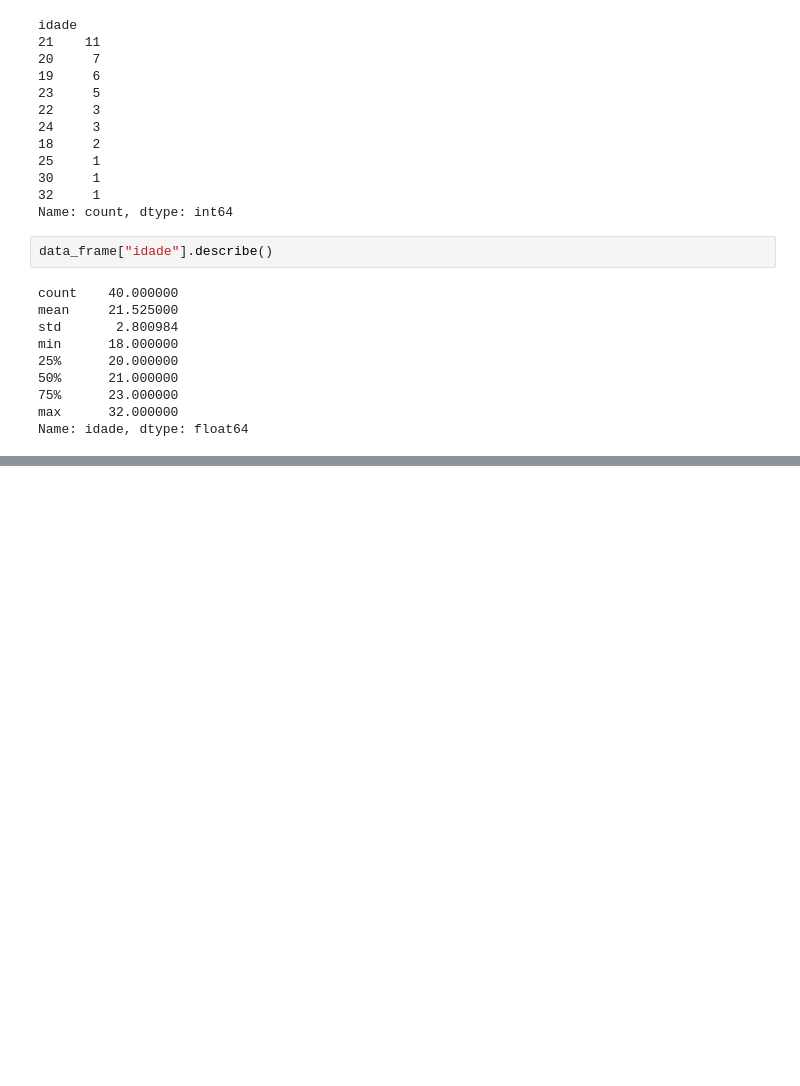
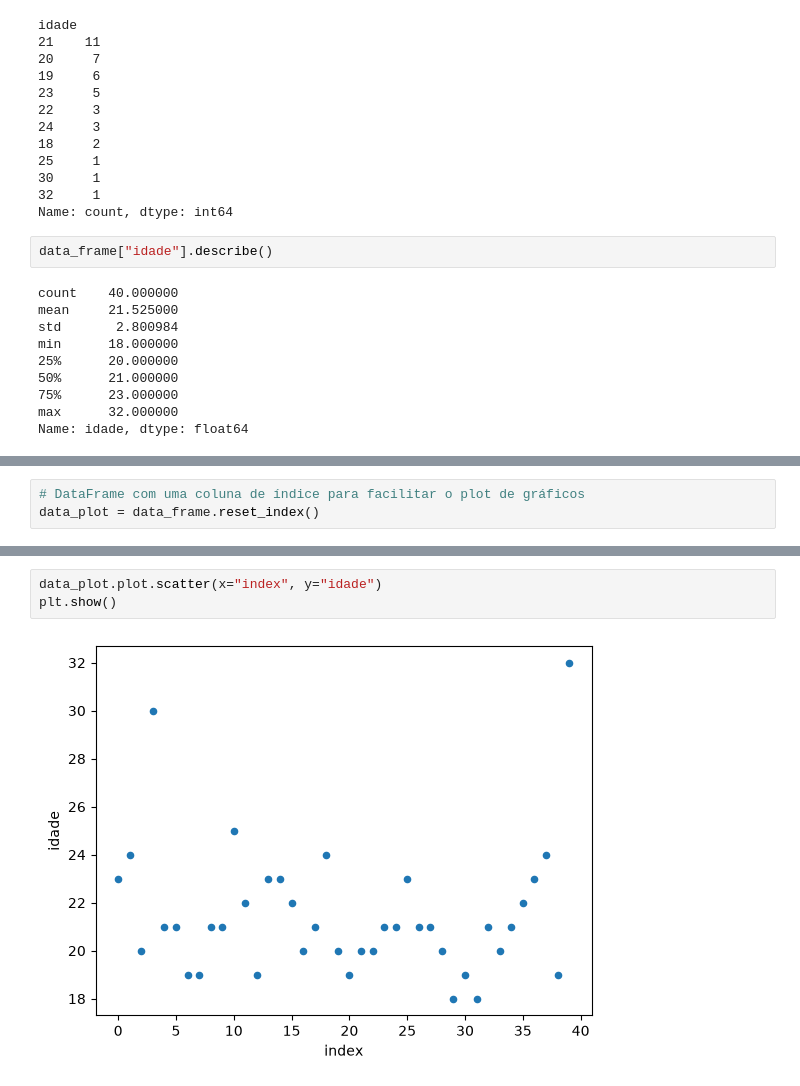
Before and after one commit to Hawkie06/BootcampIA, a Jupyter notebook: manipulacao_dados/Aula09/estatisticas.ipynb, the cells around one changed output, grey strips where cells are left out. Cells and saved outputs as stored; diff of their text form; blank space fills up the shorter version.

Commit message:
Adiciona gráficos ao notebook de estatística

```diff
--- a/manipulacao_dados/Aula09/estatisticas.ipynb
+++ b/manipulacao_dados/Aula09/estatisticas.ipynb
@@ -218,0 +217,3 @@ data_frame.boxplot(column="idade")
+# %%
+# DataFrame com uma coluna de índice para facilitar o plot de gráficos
+data_plot = data_frame.reset_index()
@@ -218,0 +225,5 @@ data_frame.boxplot(column="idade")
+# %%
+data_plot.plot.scatter(x="index", y="idade")
+plt.show()
+# %% [output]
+[figure, added]
```
Also changed, not shown: parts of 11 cells of this notebook.
